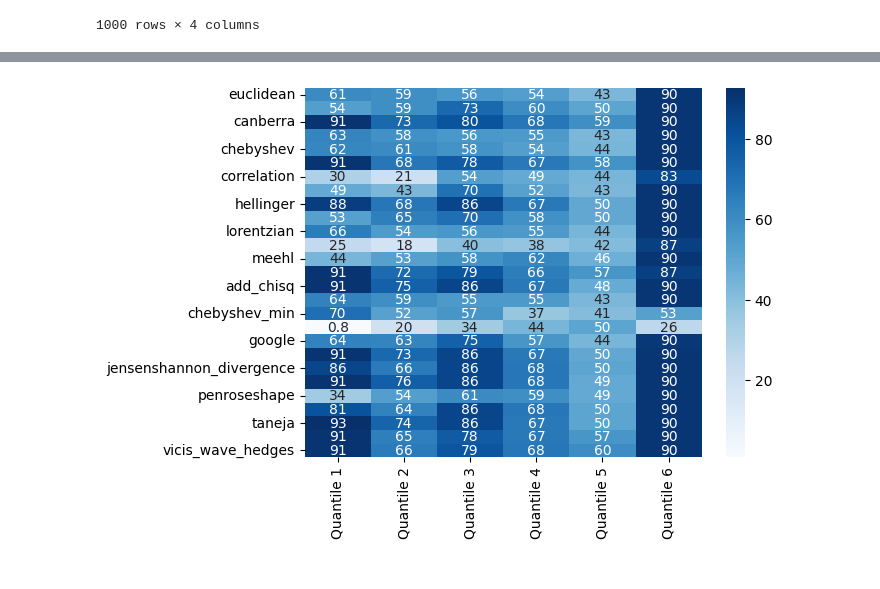
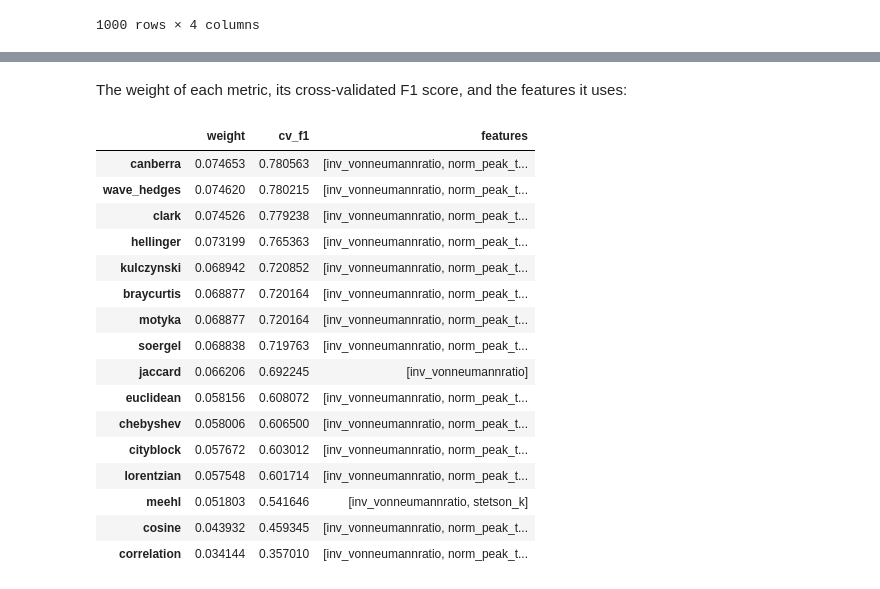
Before and after one commit to sidchaini/DistClassiPy, a Jupyter notebook: docs/tutorial.ipynb, the cells around one changed output, grey strips where cells are left out. Drawn from its saved outputs; the diff is of its cells as text; code cells hidden in the pictures.

```diff
--- a/docs/tutorial.ipynb
+++ b/docs/tutorial.ipynb
@@ -184,7 +145,31 @@ ensemble_clf.quantile_scores_df_.drop_duplicates()
-# %%
-sns.heatmap(
-    ensemble_clf.quantile_scores_df_.drop_duplicates(), annot=True, cmap="Blues"
-)
-plt.show()
-# %% [output]
-[figure, removed]
+# %% [markdown]
+The weight of each metric, its cross-validated F1 score, and the features it uses:
+# %%
+metric_summary = pd.DataFrame(
+    {
+        "weight": ensemble_clf.weights_,
+        "cv_f1": ensemble_clf.cv_scores_,
+        "features": pd.Series(
+            {m: [feature_names[i] for i in idx] for m, idx in ensemble_clf.feature_sets_.items()}
+        ),
+    }
+)
+metric_summary.sort_values("weight", ascending=False)
+# %% [output]
+|  | weight | cv_f1 | features |
+| canberra | 0.074653 | 0.780563 | [inv_vonneumannratio, norm_peak_t... |
+| wave_hedges | 0.074620 | 0.780215 | [inv_vonneumannratio, norm_peak_t... |
+| clark | 0.074526 | 0.779238 | [inv_vonneumannratio, norm_peak_t... |
+| hellinger | 0.073199 | 0.765363 | [inv_vonneumannratio, norm_peak_t... |
+| kulczynski | 0.068942 | 0.720852 | [inv_vonneumannratio, norm_peak_t... |
+| braycurtis | 0.068877 | 0.720164 | [inv_vonneumannratio, norm_peak_t... |
+| motyka | 0.068877 | 0.720164 | [inv_vonneumannratio, norm_peak_t... |
+| soergel | 0.068838 | 0.719763 | [inv_vonneumannratio, norm_peak_t... |
+| jaccard | 0.066206 | 0.692245 | [inv_vonneumannratio] |
+| euclidean | 0.058156 | 0.608072 | [inv_vonneumannratio, norm_peak_t... |
+| chebyshev | 0.058006 | 0.606500 | [inv_vonneumannratio, norm_peak_t... |
+| cityblock | 0.057672 | 0.603012 | [inv_vonneumannratio, norm_peak_t... |
+| lorentzian | 0.057548 | 0.601714 | [inv_vonneumannratio, norm_peak_t... |
+| meehl | 0.051803 | 0.541646 | [inv_vonneumannratio, stetson_k] |
+| cosine | 0.043932 | 0.459345 | [inv_vonneumannratio, norm_peak_t... |
+| correlation | 0.034144 | 0.357010 | [inv_vonneumannratio, norm_peak_t... |
```
Also changed, not shown: parts of 15 cells of this notebook, 4 other files.
